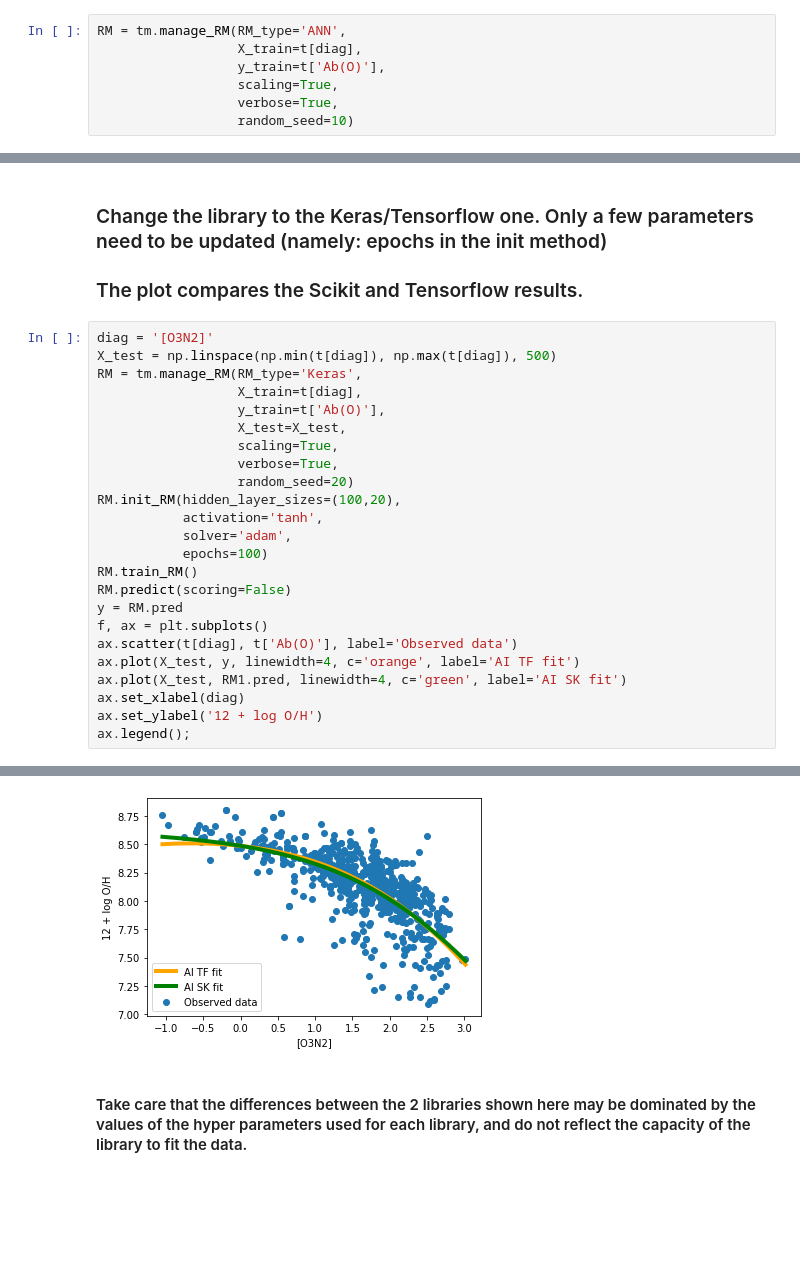
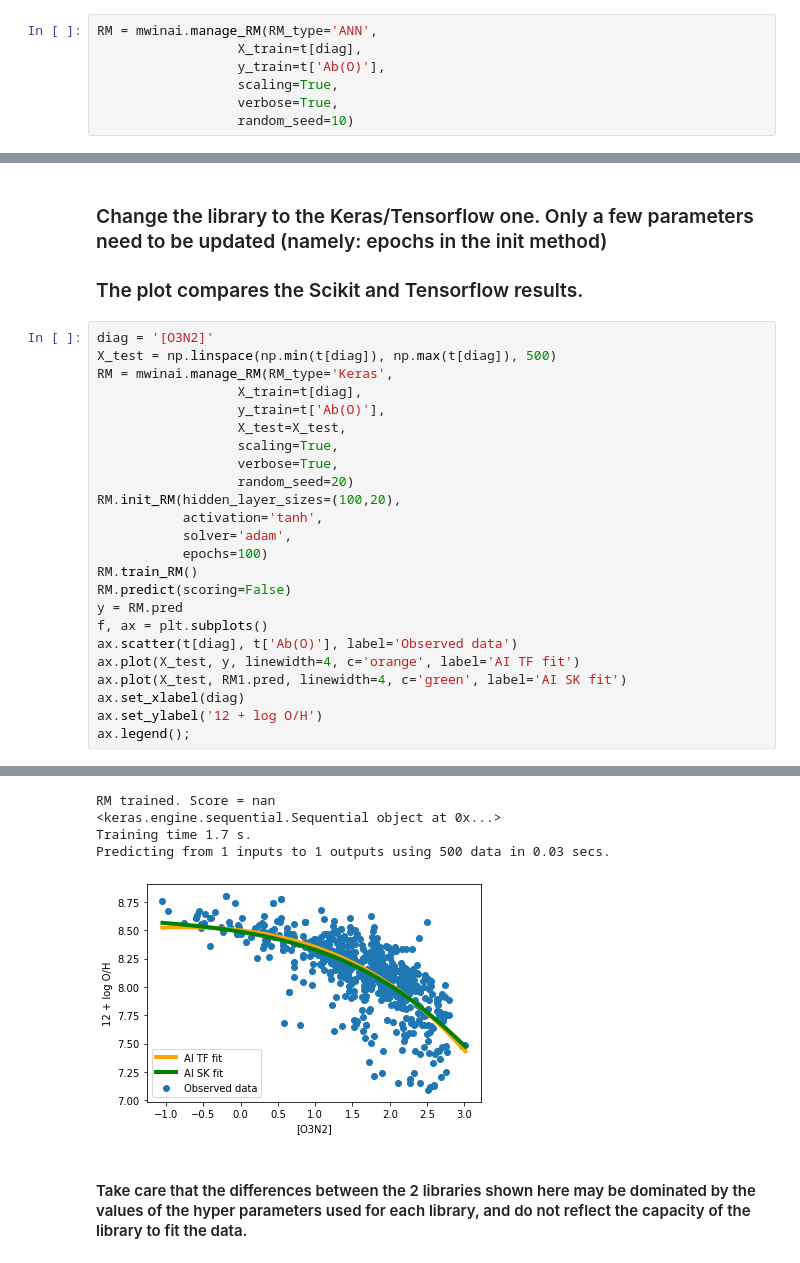
Before and after one commit to Morisset/AI4neb, a Jupyter notebook: docs/OxygenDiags.ipynb, the cells around one changed output, grey strips where cells are left out. Drawn from its saved outputs; the diff is of its cells as text; blank space fills up the shorter version.

Commit message:
Renaming the package to mwinai. V 0.2.0

```diff
--- a/docs/OxygenDiags.ipynb
+++ b/docs/OxygenDiags.ipynb
@@ -71,7 +75,7 @@ ax.set_ylabel('12 + log O/H');
 - ### The X data are scaled in a preprocessing step.
 - ### A random_seed is set to be able to obtain the same result in various run.
 # %%
-RM = tm.manage_RM(RM_type='ANN',
+RM = mwinai.manage_RM(RM_type='ANN',
                   X_train=t[diag],
                   y_train=t['Ab(O)'],
                   scaling=True,
@@ -205,7 +209,7 @@ Predicting from 1 inputs to 1 outputs using 500 data in 0.00 secs.
 # %%
 diag = '[O3N2]'
 X_test = np.linspace(np.min(t[diag]), np.max(t[diag]), 500)
-RM = tm.manage_RM(RM_type='Keras',
+RM = mwinai.manage_RM(RM_type='Keras',
                   X_train=t[diag],
                   y_train=t['Ab(O)'],
                   X_test=X_test,
@@ -247,4 +263,8 @@ Predicting from 1 inputs to 1 outputs using 500 data in 0.05 secs.
+RM trained. Score = nan
+<keras.engine.sequential.Sequential object at 0x...>
+Training time 1.7 s.
+Predicting from 1 inputs to 1 outputs using 500 data in 0.03 secs.
-[figure, old version]
+[figure, new version]
 # %% [markdown]
 #### Take care that the differences between the 2 libraries shown here may be dominated by the values of the hyper parameters used for each library, and do not reflect the capacity of the library to fit the data.
 # %% [markdown]
```
Also changed, not shown: parts of 6 cells of this notebook, 8 other files.
